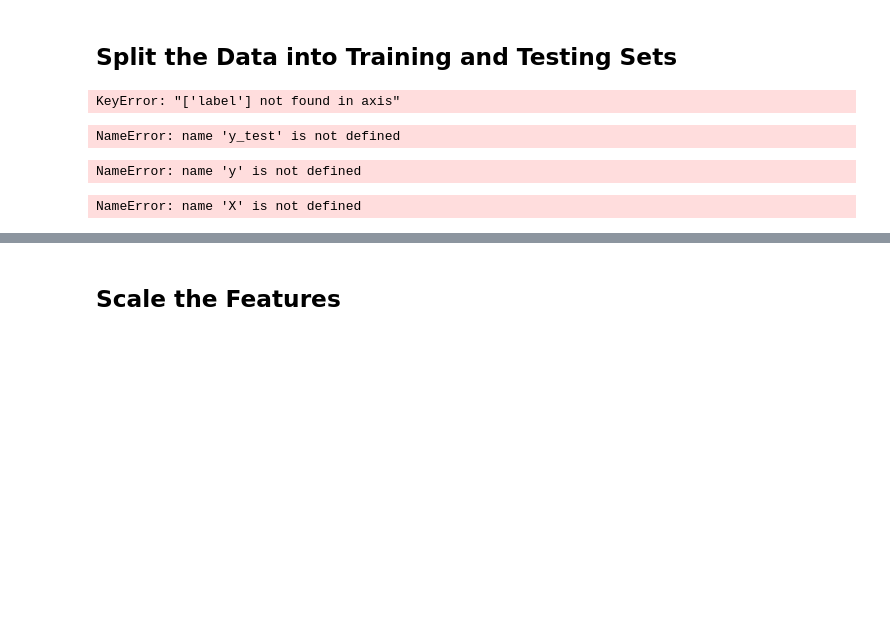
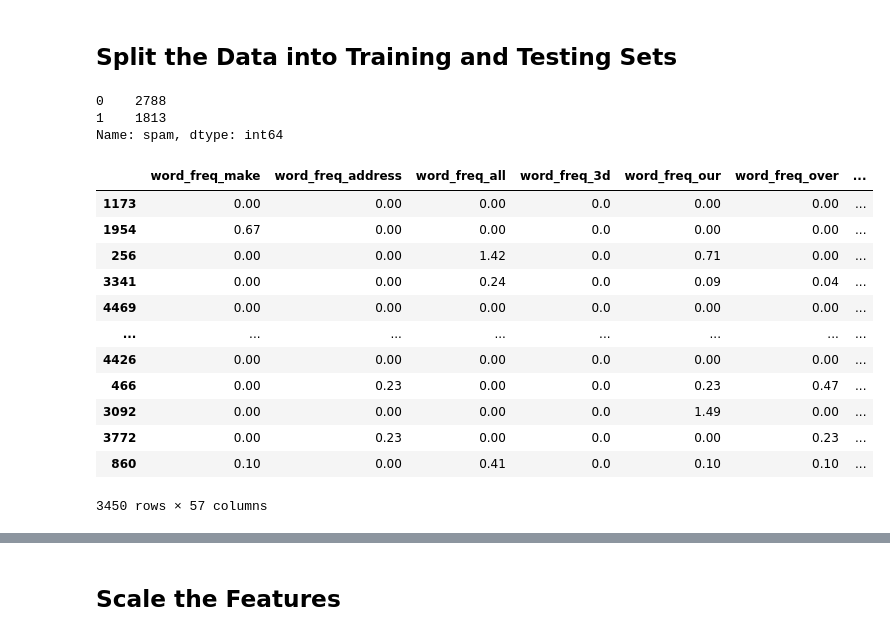
Before and after one commit to TracyYYChin/classification-challenge, a Jupyter notebook: spam_detector.ipynb, the cells around one changed output, grey strips where cells are left out. Cells and saved outputs as stored; diff of their text form; code cells hidden in the pictures; blank space fills up the shorter version.

```diff
--- a/spam_detector.ipynb
+++ b/spam_detector.ipynb
@@ -36,22 +38,34 @@ Write down your prediction in the designated cells in your Jupyter Notebook, and
 ## Split the Data into Training and Testing Sets
 # %%
 # Create the labels set `y` and features DataFrame `X`
-X = data.drop('label', axis=1)
-y = data['label']
+X = data.drop("spam", axis=1)
+y = data["spam"]
-# %% [output]
-KeyError: "['label'] not found in axis"
-# %%
-print("Shape of y_test:", y_test.shape)
-print("Shape of rf_testing_predictions:", rf_testing_predictions.shape)
-# %% [output]
-NameError: name 'y_test' is not defined
 # %%
 # Check the balance of the labels variable (`y`) by using the `value_counts` function.
-print(y.value_counts())
+label_balance = y.value_counts()
+print(label_balance)
 # %% [output]
-NameError: name 'y' is not defined
+0    2788
+1    1813
+Name: spam, dtype: int64
 # %%
 # Split the data into X_train, X_test, y_train, y_test
-X_train, X_test, y_train, y_test = train_test_split(X, y, random_state=1)
+
+
+# Splitting the dataset into training and testing sets
+X_train, X_test, y_train, y_test = train_test_split(X, y, test_size=0.25, random_state=42)
+X_train
 # %% [output]
+|  | word_freq_make | word_freq_address | word_freq_all | word_freq_3d | word_freq_our | word_freq_over | ... |
+| 1173 | 0.00 | 0.00 | 0.00 | 0.0 | 0.00 | 0.00 | ... |
+| 1954 | 0.67 | 0.00 | 0.00 | 0.0 | 0.00 | 0.00 | ... |
+| 256 | 0.00 | 0.00 | 1.42 | 0.0 | 0.71 | 0.00 | ... |
+| 3341 | 0.00 | 0.00 | 0.24 | 0.0 | 0.09 | 0.04 | ... |
+| 4469 | 0.00 | 0.00 | 0.00 | 0.0 | 0.00 | 0.00 | ... |
+| ... | ... | ... | ... | ... | ... | ... | ... |
+| 4426 | 0.00 | 0.00 | 0.00 | 0.0 | 0.00 | 0.00 | ... |
+| 466 | 0.00 | 0.23 | 0.00 | 0.0 | 0.23 | 0.47 | ... |
+| 3092 | 0.00 | 0.00 | 0.00 | 0.0 | 1.49 | 0.00 | ... |
+| 3772 | 0.00 | 0.23 | 0.00 | 0.0 | 0.00 | 0.23 | ... |
+| 860 | 0.10 | 0.00 | 0.41 | 0.0 | 0.10 | 0.10 | ... |
-NameError: name 'X' is not defined
+3450 rows × 57 columns
```
Also changed, not shown: parts of 14 cells of this notebook.
